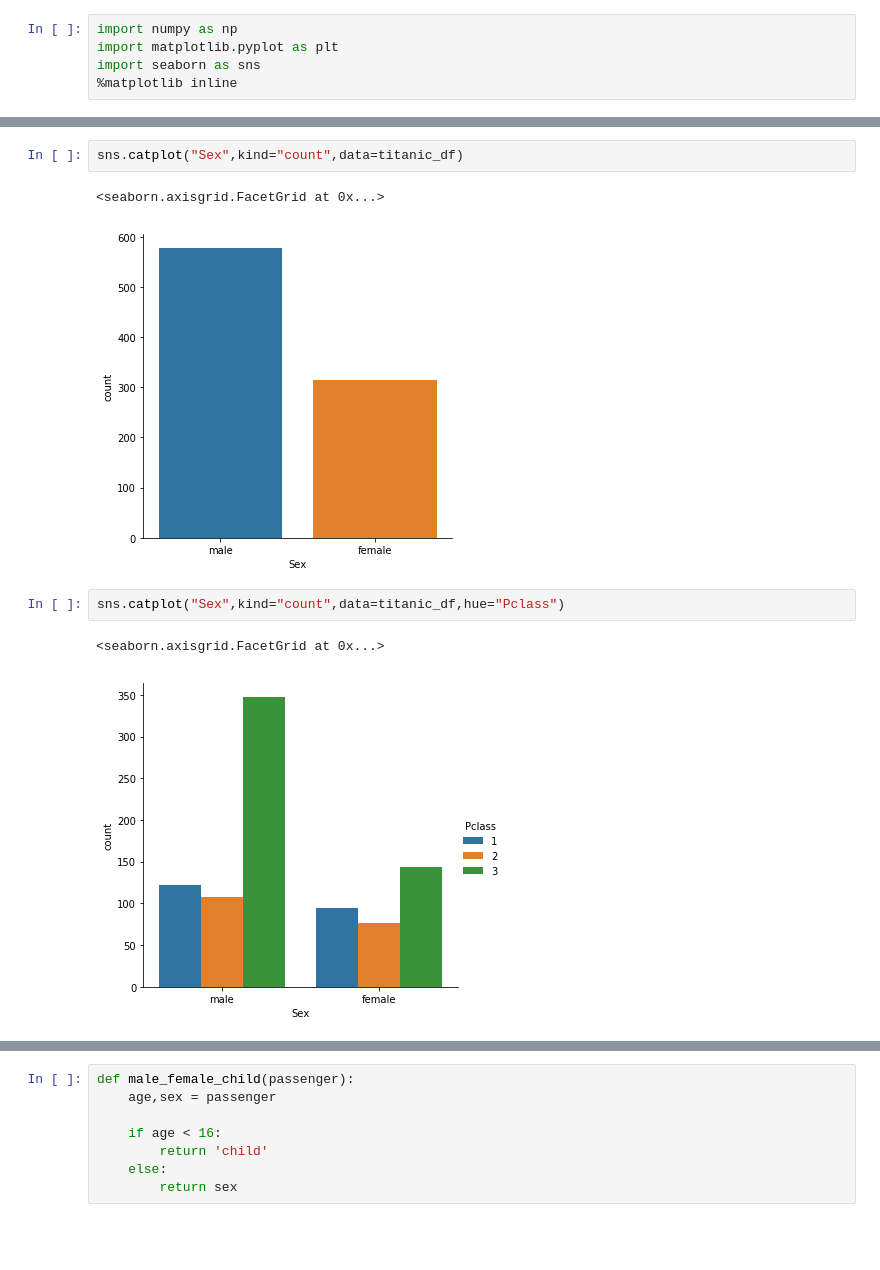
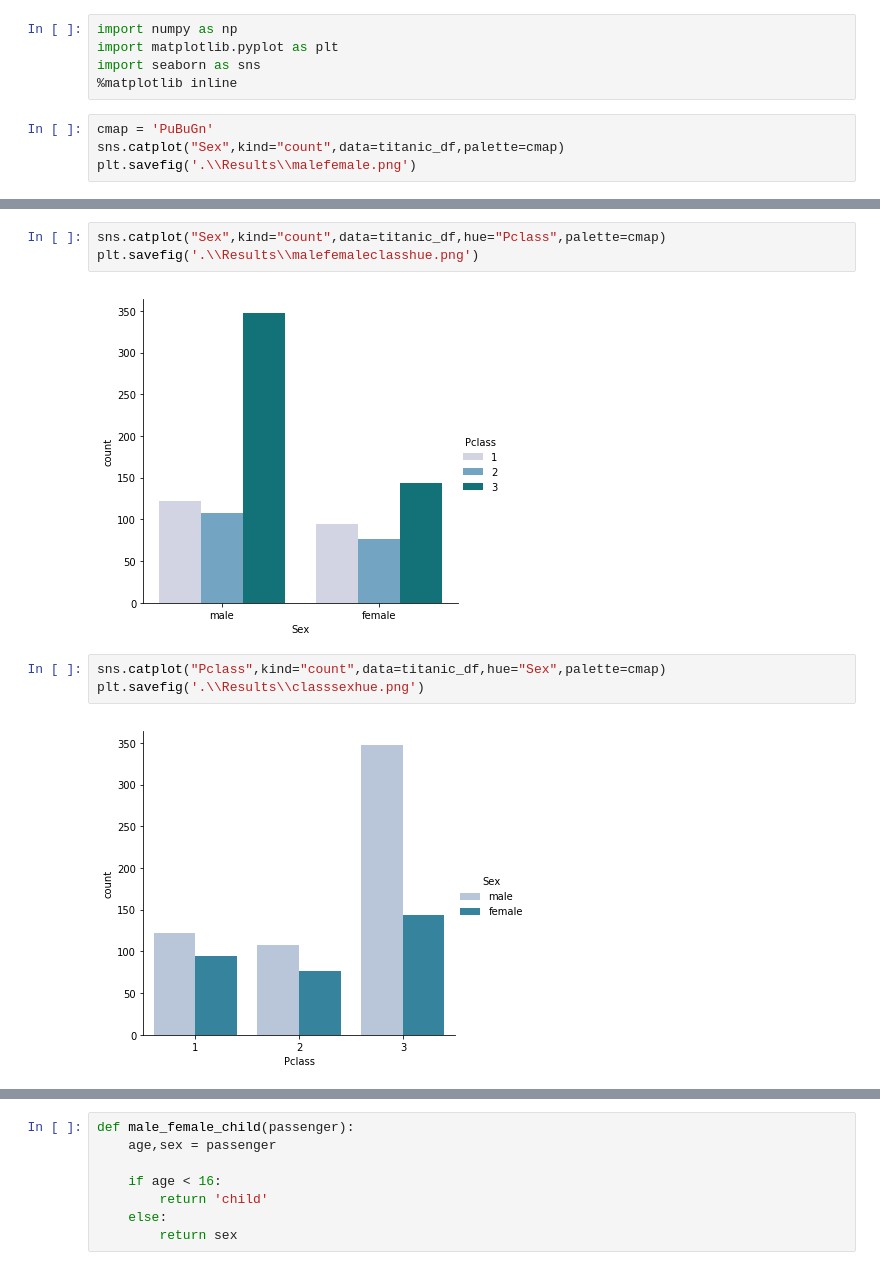
Before and after one commit to bethanylindberg/Kaggle, a Jupyter notebook: Titanic.ipynb, the cells around one changed output, grey strips where cells are left out. Drawn from its saved outputs; the diff is of its cells as text; blank space fills up the shorter version.

Commit message:
save images

```diff
--- a/Titanic.ipynb
+++ b/Titanic.ipynb
@@ -19,3 +19,7 @@ import numpy as np
 import matplotlib.pyplot as plt
 import seaborn as sns
 %matplotlib inline
+# %%
+cmap = 'PuBuGn'
+sns.catplot("Sex",kind="count",data=titanic_df,palette=cmap)
+plt.savefig('.\\Results\\malefemale.png')
@@ -22,10 +28,10 @@ import seaborn as sns
 # %%
-sns.catplot("Sex",kind="count",data=titanic_df)
+sns.catplot("Sex",kind="count",data=titanic_df,hue="Pclass",palette=cmap)
+plt.savefig('.\\Results\\malefemaleclasshue.png')
 # %% [output]
-<seaborn.axisgrid.FacetGrid at 0x...>
-[figure, old version]
+[figure, new version]
 # %%
-sns.catplot("Sex",kind="count",data=titanic_df,hue="Pclass")
+sns.catplot("Pclass",kind="count",data=titanic_df,hue="Sex",palette=cmap)
+plt.savefig('.\\Results\\classsexhue.png')
 # %% [output]
-<seaborn.axisgrid.FacetGrid at 0x...>
-[figure, old version]
+[figure, new version]
```
Also changed, not shown: parts of 16 cells of this notebook, 17 other files.
